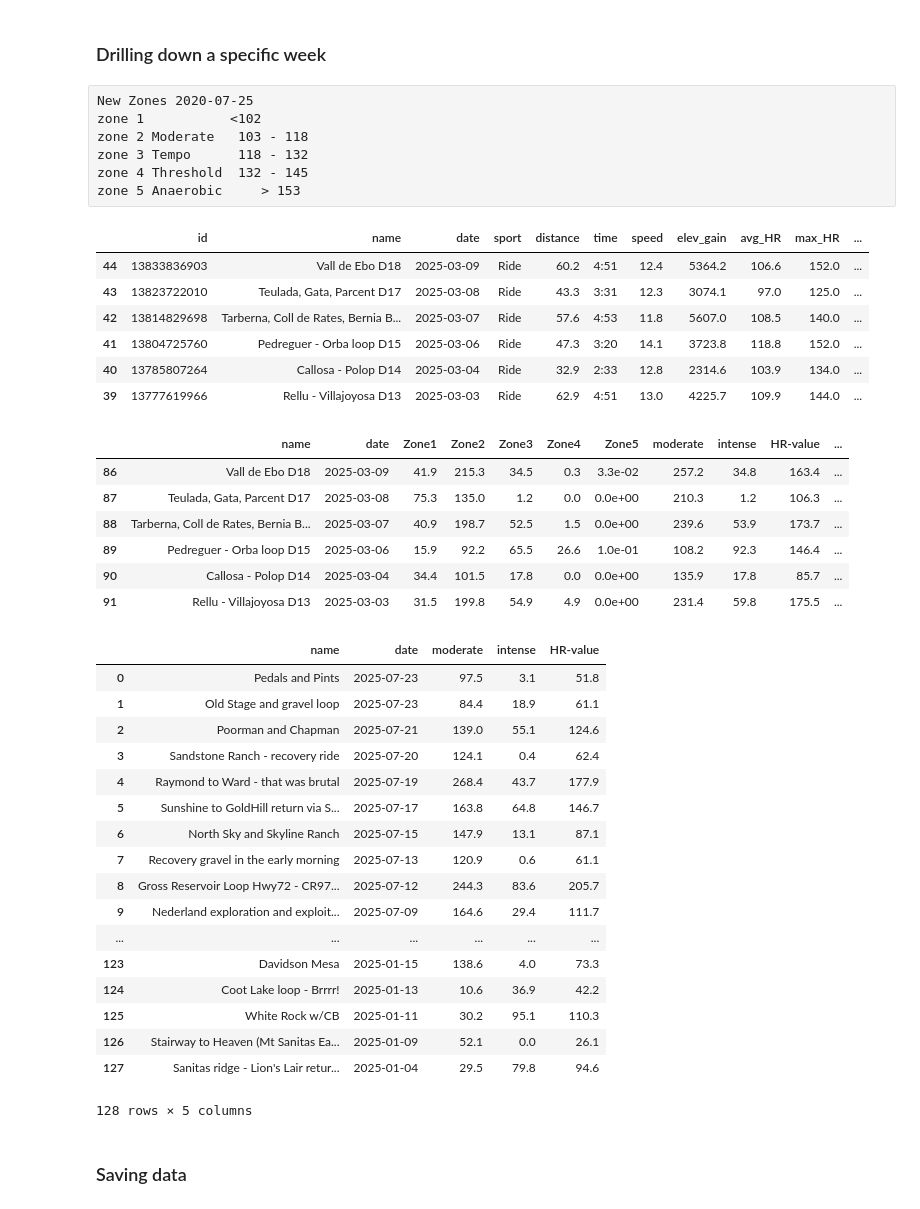
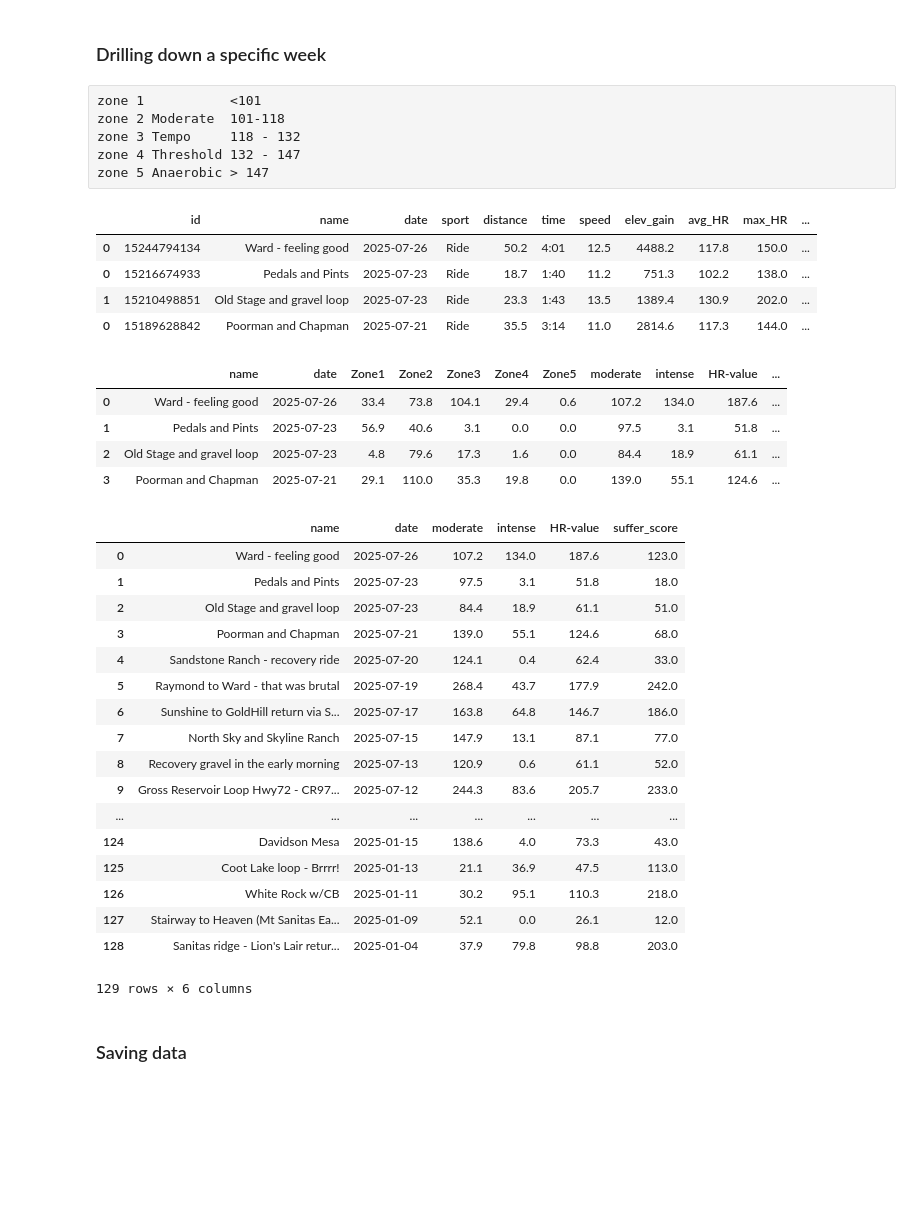
Before and after one commit to edterrell/healthy_heart, a Jupyter notebook: strava_API.ipynb, the cells around one changed output. Saved outputs shown, nothing was run; the diff lists cells and outputs as text; code cells hidden in the pictures; blank space fills up the shorter version.

Commit message:
adjust raw heart rate zone data

```diff
--- a/strava_API.ipynb
+++ b/strava_API.ipynb
@@ -405,12 +412,11 @@ plt.show();
 # %% [markdown]
 ### Drilling down a specific week
 # %% [raw]
-New Zones 2020-07-25
-zone 1           <102
-zone 2 Moderate   103 - 118
-zone 3 Tempo      118 - 132
-zone 4 Threshold  132 - 145
-zone 5 Anaerobic     > 153
+zone 1           <101
+zone 2 Moderate  101-118
+zone 3 Tempo     118 - 132
+zone 4 Threshold 132 - 147
+zone 5 Anaerobic > 147
 # %%
 # default start is current week
 start = week_summary.sort_values('week_start',ascending=False).iloc[0,0]
@@ -421,49 +427,45 @@ week_df, zone_week_df = display_detail_week(start, strava_df, strava_zone_df)
 week_df.sort_values('start_date',ascending=False)[['id','name', 'date', 'sport', 'distance', 'time', 'speed', 'elev_gain',
        'avg_HR', 'max_HR', 'suffer_score']]
 zone_week_df.sort_values('start_date',ascending=False)[['name','date','Zone1', 'Zone2',
-       'Zone3', 'Zone4', 'Zone5', 'moderate', 'intense','HR-value','week_start','weekly_moderate',
+       'Zone3', 'Zone4', 'Zone5', 'moderate', 'intense','HR-value','suffer_score','week_start','weekly_moderate',
        'weekly_intense','weekly_HR-value']]
 # %% [output]
 |  | id | name | date | sport | distance | time | speed | elev_gain | avg_HR | max_HR | ... |
-| 44 | 13833836903 | Vall de Ebo D18 | 2025-03-09 | Ride | 60.2 | 4:51 | 12.4 | 5364.2 | 106.6 | 152.0 | ... |
-| 43 | 13823722010 | Teulada, Gata, Parcent D17 | 2025-03-08 | Ride | 43.3 | 3:31 | 12.3 | 3074.1 | 97.0 | 125.0 | ... |
-| 42 | 13814829698 | Tarberna, Coll de Rates, Bernia B... | 2025-03-07 | Ride | 57.6 | 4:53 | 11.8 | 5607.0 | 108.5 | 140.0 | ... |
-| 41 | 13804725760 | Pedreguer - Orba loop D15 | 2025-03-06 | Ride | 47.3 | 3:20 | 14.1 | 3723.8 | 118.8 | 152.0 | ... |
-| 40 | 13785807264 | Callosa - Polop D14 | 2025-03-04 | Ride | 32.9 | 2:33 | 12.8 | 2314.6 | 103.9 | 134.0 | ... |
-| 39 | 13777619966 | Rellu - Villajoyosa D13 | 2025-03-03 | Ride | 62.9 | 4:51 | 13.0 | 4225.7 | 109.9 | 144.0 | ... |
+| 0 | 15244794134 | Ward - feeling good | 2025-07-26 | Ride | 50.2 | 4:01 | 12.5 | 4488.2 | 117.8 | 150.0 | ... |
+| 0 | 15216674933 | Pedals and Pints | 2025-07-23 | Ride | 18.7 | 1:40 | 11.2 | 751.3 | 102.2 | 138.0 | ... |
+| 1 | 15210498851 | Old Stage and gravel loop | 2025-07-23 | Ride | 23.3 | 1:43 | 13.5 | 1389.4 | 130.9 | 202.0 | ... |
+| 0 | 15189628842 | Poorman and Chapman | 2025-07-21 | Ride | 35.5 | 3:14 | 11.0 | 2814.6 | 117.3 | 144.0 | ... |
 |  | name | date | Zone1 | Zone2 | Zone3 | Zone4 | Zone5 | moderate | intense | HR-value | ... |
-| 86 | Vall de Ebo D18 | 2025-03-09 | 41.9 | 215.3 | 34.5 | 0.3 | 3.3e-02 | 257.2 | 34.8 | 163.4 | ... |
-| 87 | Teulada, Gata, Parcent D17 | 2025-03-08 | 75.3 | 135.0 | 1.2 | 0.0 | 0.0e+00 | 210.3 | 1.2 | 106.3 | ... |
-| 88 | Tarberna, Coll de Rates, Bernia B... | 2025-03-07 | 40.9 | 198.7 | 52.5 | 1.5 | 0.0e+00 | 239.6 | 53.9 | 173.7 | ... |
-| 89 | Pedreguer - Orba loop D15 | 2025-03-06 | 15.9 | 92.2 | 65.5 | 26.6 | 1.0e-01 | 108.2 | 92.3 | 146.4 | ... |
-| 90 | Callosa - Polop D14 | 2025-03-04 | 34.4 | 101.5 | 17.8 | 0.0 | 0.0e+00 | 135.9 | 17.8 | 85.7 | ... |
-| 91 | Rellu - Villajoyosa D13 | 2025-03-03 | 31.5 | 199.8 | 54.9 | 4.9 | 0.0e+00 | 231.4 | 59.8 | 175.5 | ... |
+| 0 | Ward - feeling good | 2025-07-26 | 33.4 | 73.8 | 104.1 | 29.4 | 0.6 | 107.2 | 134.0 | 187.6 | ... |
+| 1 | Pedals and Pints | 2025-07-23 | 56.9 | 40.6 | 3.1 | 0.0 | 0.0 | 97.5 | 3.1 | 51.8 | ... |
+| 2 | Old Stage and gravel loop | 2025-07-23 | 4.8 | 79.6 | 17.3 | 1.6 | 0.0 | 84.4 | 18.9 | 61.1 | ... |
+| 3 | Poorman and Chapman | 2025-07-21 | 29.1 | 110.0 | 35.3 | 19.8 | 0.0 | 139.0 | 55.1 | 124.6 | ... |
 # %%
 # Set number of rows to display
-pd.set_option('display.max_rows', 20) #if set to None this will show all
+pd.set_option('display.max_rows', 20)  # if set to None this will show all rows
 pd.set_option('display.min_rows', 20)  # adjust to help override auto-truncation
 
-strava_zone_df[['name','date','moderate','intense','HR-value']]
+strava_zone_df[['name','date','moderate','intense','HR-value','suffer_score']]
 pd.reset_option('display.max_rows')
 # %% [output]
-|  | name | date | moderate | intense | HR-value |
-| 0 | Pedals and Pints | 2025-07-23 | 97.5 | 3.1 | 51.8 |
-| 1 | Old Stage and gravel loop | 2025-07-23 | 84.4 | 18.9 | 61.1 |
-| 2 | Poorman and Chapman | 2025-07-21 | 139.0 | 55.1 | 124.6 |
-| 3 | Sandstone Ranch - recovery ride | 2025-07-20 | 124.1 | 0.4 | 62.4 |
-| 4 | Raymond to Ward - that was brutal | 2025-07-19 | 268.4 | 43.7 | 177.9 |
-| 5 | Sunshine to GoldHill return via S... | 2025-07-17 | 163.8 | 64.8 | 146.7 |
-| 6 | North Sky and Skyline Ranch | 2025-07-15 | 147.9 | 13.1 | 87.1 |
-| 7 | Recovery gravel in the early morning | 2025-07-13 | 120.9 | 0.6 | 61.1 |
-| 8 | Gross Reservoir Loop Hwy72 - CR97... | 2025-07-12 | 244.3 | 83.6 | 205.7 |
-| 9 | Nederland exploration and exploit... | 2025-07-09 | 164.6 | 29.4 | 111.7 |
-| ... | ... | ... | ... | ... | ... |
-| 123 | Davidson Mesa | 2025-01-15 | 138.6 | 4.0 | 73.3 |
-| 124 | Coot Lake loop - Brrrr! | 2025-01-13 | 10.6 | 36.9 | 42.2 |
-| 125 | White Rock w/CB | 2025-01-11 | 30.2 | 95.1 | 110.3 |
-| 126 | Stairway to Heaven (Mt Sanitas Ea... | 2025-01-09 | 52.1 | 0.0 | 26.1 |
-| 127 | Sanitas ridge - Lion's Lair retur... | 2025-01-04 | 29.5 | 79.8 | 94.6 |
+|  | name | date | moderate | intense | HR-value | suffer_score |
+| 0 | Ward - feeling good | 2025-07-26 | 107.2 | 134.0 | 187.6 | 123.0 |
+| 1 | Pedals and Pints | 2025-07-23 | 97.5 | 3.1 | 51.8 | 18.0 |
+| 2 | Old Stage and gravel loop | 2025-07-23 | 84.4 | 18.9 | 61.1 | 51.0 |
+| 3 | Poorman and Chapman | 2025-07-21 | 139.0 | 55.1 | 124.6 | 68.0 |
+| 4 | Sandstone Ranch - recovery ride | 2025-07-20 | 124.1 | 0.4 | 62.4 | 33.0 |
+| 5 | Raymond to Ward - that was brutal | 2025-07-19 | 268.4 | 43.7 | 177.9 | 242.0 |
+| 6 | Sunshine to GoldHill return via S... | 2025-07-17 | 163.8 | 64.8 | 146.7 | 186.0 |
+| 7 | North Sky and Skyline Ranch | 2025-07-15 | 147.9 | 13.1 | 87.1 | 77.0 |
+| 8 | Recovery gravel in the early morning | 2025-07-13 | 120.9 | 0.6 | 61.1 | 52.0 |
+| 9 | Gross Reservoir Loop Hwy72 - CR97... | 2025-07-12 | 244.3 | 83.6 | 205.7 | 233.0 |
+| ... | ... | ... | ... | ... | ... | ... |
+| 124 | Davidson Mesa | 2025-01-15 | 138.6 | 4.0 | 73.3 | 43.0 |
+| 125 | Coot Lake loop - Brrrr! | 2025-01-13 | 21.1 | 36.9 | 47.5 | 113.0 |
+| 126 | White Rock w/CB | 2025-01-11 | 30.2 | 95.1 | 110.3 | 218.0 |
+| 127 | Stairway to Heaven (Mt Sanitas Ea... | 2025-01-09 | 52.1 | 0.0 | 26.1 | 12.0 |
+| 128 | Sanitas ridge - Lion's Lair retur... | 2025-01-04 | 37.9 | 79.8 | 98.8 | 203.0 |
-128 rows × 5 columns
+129 rows × 6 columns
 # %% [markdown]
 ### Saving data
 # %%
```
Also changed, not shown: parts of 22 cells of this notebook.
